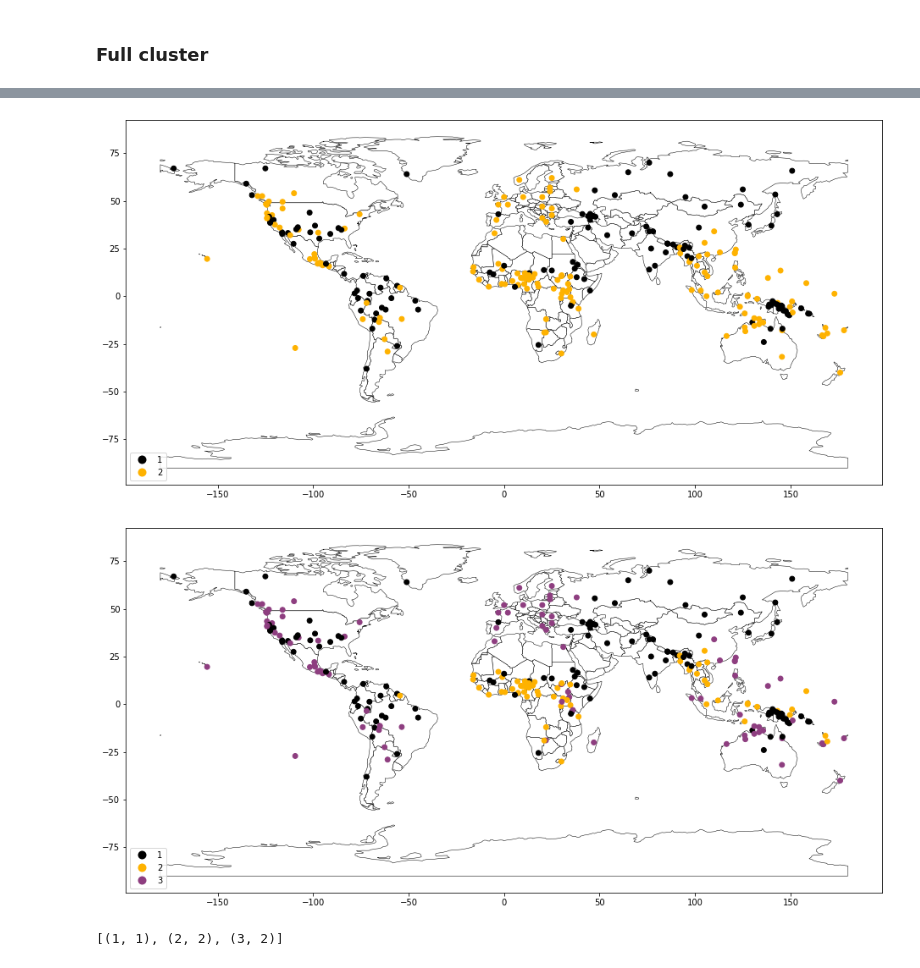
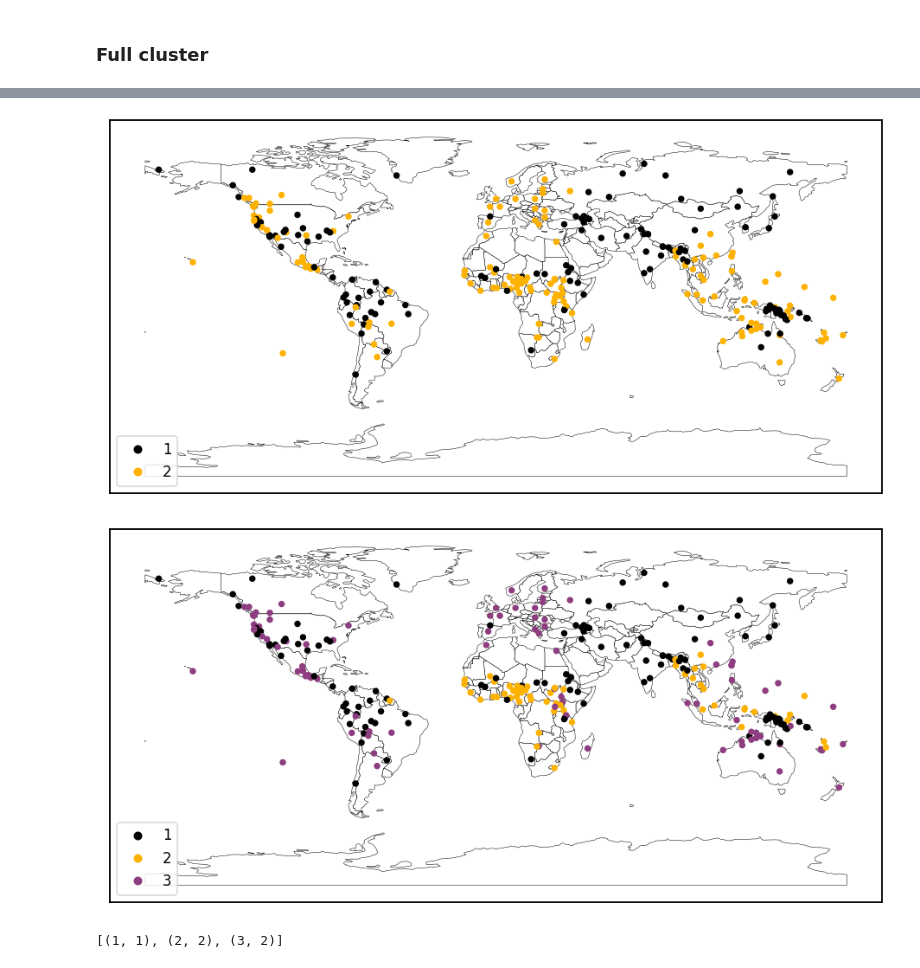
Before and after one commit to def-gthill/sils, a Jupyter notebook: cluster.ipynb, the cells around one changed output, grey strips where cells are left out. Saved outputs shown, nothing was run; the diff lists cells and outputs as text; code cells hidden in the pictures.

```diff
--- a/cluster.ipynb
+++ b/cluster.ipynb
@@ -10,6 +11,8 @@ import matplotlib.pyplot as plt
 import walsdata
 from walsdata import s280d
 import langmap
+# %%
+sns.set_context(context='talk')
 # %%
 s280d.values_scaled_imputed
 # %% [output]
@@ -76,14 +85,22 @@ plt.show()
 c2 = hierarchy.fcluster(linkage, t=25, criterion='distance')
 # %%
 langmap.plot(s280d.langs, labels=c2)
+plt.xticks([])
+plt.yticks([])
+plt.savefig('cluster2.png')
+plt.show()
 # %% [output]
-[figure, old version]
+[figure, new version]
 # %%
 c3 = hierarchy.fcluster(linkage, t=20, criterion='distance')
 # %%
 langmap.plot(s280d.langs, labels=c3)
+plt.xticks([])
+plt.yticks([])
+plt.savefig('cluster3.png')
+plt.show()
 # %% [output]
-[figure, old version]
+[figure, new version]
 # %%
 sorted({v3: v2 for v3, v2 in zip(c3, c2)}.items())
 # %% [output]
```
Also changed, not shown: parts of 5 cells of this notebook, 16 other files.
